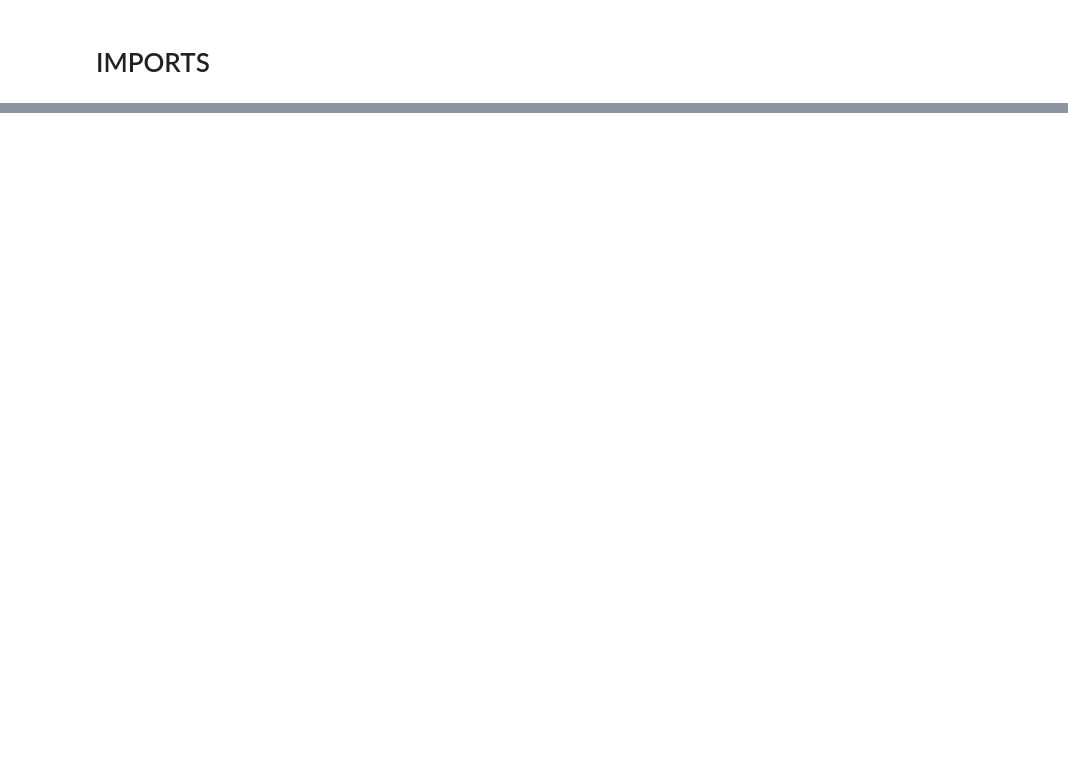
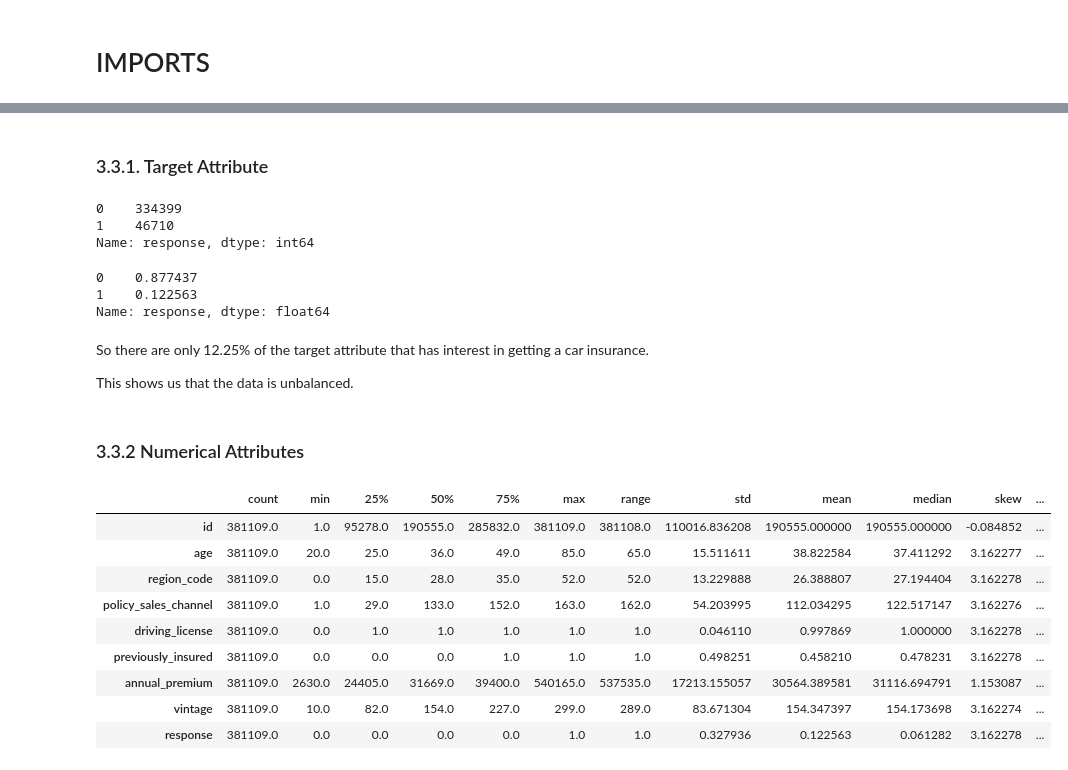
Before and after one commit to AlvaroMatsuda/Insurance_All, a Jupyter notebook: Health_Insurance_Cross_Sell_Project.ipynb, the cells around one changed output, grey strips where cells are left out. Saved outputs shown, nothing was run; the diff lists cells and outputs as text; code cells hidden in the pictures; blank space fills up the shorter version.

Commit message:
finished descriptive statistics

```diff
--- a/Health_Insurance_Cross_Sell_Project.ipynb
+++ b/Health_Insurance_Cross_Sell_Project.ipynb
@@ -21,0 +208,18 @@ db = pg.open(host=host, port=port, database=database, user=username, password=pa
+# %%
+# Description of variables
+variables = {'id': 'Unique ID for the customer',
+             'gender': '(Male or Female)',
+             'age': 'Age of the customer',
+             'region_code': 'Unique code for the region of the customer',
+             'policy_sales_channel': 'Anonymized Code for the channel of outreaching to the customer ie. Different Agents, Over Mail, Over Phone, In Person, etc.',
+             'driving_license': '0 : Customer does not have DL, 1 : Customer already has DL',
+             'vehicle_age': 'Age of the Vehicle',
+             'vehicle_damage': "Yes or No",
+             'previously_insured': "1 : Customer already has Vehicle Insurance, 0 : Customer doesn't have Vehicle Insurance",
+             'annual_premium': 'The amount customer needs to pay as premium in the year',
+             'vintage': 'Number of Days, Customer has been associated with the company',
+             'response': '1 : Customer is interested, 0 : Customer is not interested'}
+
+
+pd.set_option('display.max_colwidth', -1);
+pd.DataFrame.from_dict(variables, orient='index', columns=['description'])
@@ -21,0 +280,60 @@ db = pg.open(host=host, port=port, database=database, user=username, password=pa
+# %% [markdown]
+### 3.3.1. Target Attribute
+# %%
+df3['response'].value_counts()
+# %% [output]
+0    334399
+1    46710
+Name: response, dtype: int64
+# %%
+df3['response'].value_counts(normalize=True)
+# %% [output]
+0    0.877437
+1    0.122563
+Name: response, dtype: float64
+# %% [markdown]
+So there are only 12.25% of the target attribute that has interest in getting a car insurance.
+
+This shows us that the data is unbalanced.
+# %% [markdown]
+### 3.3.2 Numerical Attributes
+# %%
+# Calculating statistics
+descrip_stats_num = df3.describe()
+
+# median
+descrip_stats_num.loc['median'] = descrip_stats_num.apply(np.median)
+
+# range
+descrip_stats_num.loc['range'] = descrip_stats_num.loc['max'] - descrip_stats_num.loc['min']
+
+# skew
+descrip_stats_num.loc['skew'] = descrip_stats_num.skew()
+
+# kurtosis
+descrip_stats_num.loc['kurtosis'] = descrip_stats_num.kurtosis()
+
+
+descrip_stats_num.reindex(['count',
+                           'min',
+                           '25%',
+                           '50%',
+                           '75%',
+                           'max',
+                           'range',
+                           'std',
+                           'mean',
+                           'median',
+                           'skew',
+                           'kurtosis']).T
+# %% [output]
+|  | count | min | 25% | 50% | 75% | max | range | std | mean | median | skew | ... |
+| id | 381109.0 | 1.0 | 95278.0 | 190555.0 | 285832.0 | 381109.0 | 381108.0 | 110016.836208 | 190555.000000 | 190555.000000 | -0.084852 | ... |
+| age | 381109.0 | 20.0 | 25.0 | 36.0 | 49.0 | 85.0 | 65.0 | 15.511611 | 38.822584 | 37.411292 | 3.162277 | ... |
+| region_code | 381109.0 | 0.0 | 15.0 | 28.0 | 35.0 | 52.0 | 52.0 | 13.229888 | 26.388807 | 27.194404 | 3.162278 | ... |
+| policy_sales_channel | 381109.0 | 1.0 | 29.0 | 133.0 | 152.0 | 163.0 | 162.0 | 54.203995 | 112.034295 | 122.517147 | 3.162276 | ... |
+| driving_license | 381109.0 | 0.0 | 1.0 | 1.0 | 1.0 | 1.0 | 1.0 | 0.046110 | 0.997869 | 1.000000 | 3.162278 | ... |
+| previously_insured | 381109.0 | 0.0 | 0.0 | 0.0 | 1.0 | 1.0 | 1.0 | 0.498251 | 0.458210 | 0.478231 | 3.162278 | ... |
+| annual_premium | 381109.0 | 2630.0 | 24405.0 | 31669.0 | 39400.0 | 540165.0 | 537535.0 | 17213.155057 | 30564.389581 | 31116.694791 | 1.153087 | ... |
+| vintage | 381109.0 | 10.0 | 82.0 | 154.0 | 227.0 | 299.0 | 289.0 | 83.671304 | 154.347397 | 154.173698 | 3.162274 | ... |
+| response | 381109.0 | 0.0 | 0.0 | 0.0 | 0.0 | 1.0 | 1.0 | 0.327936 | 0.122563 | 0.061282 | 3.162278 | ... |
```
Also changed, not shown: parts of 35 cells of this notebook.
